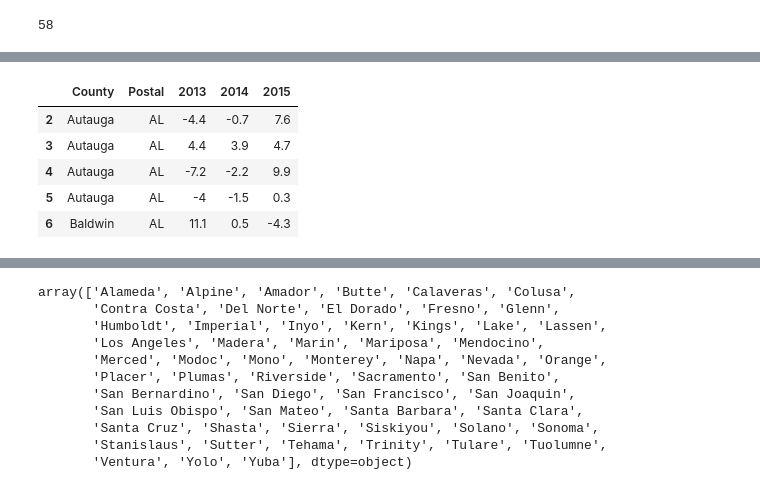
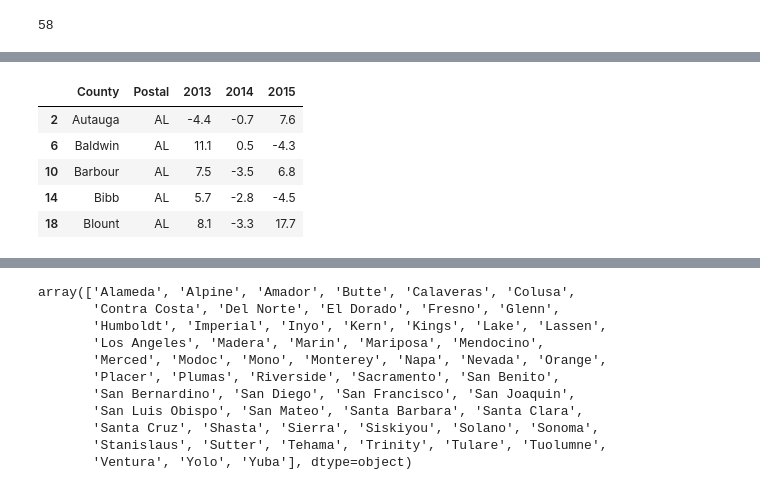
Before and after one commit to ce-r/steps, a Jupyter notebook: capstone-PRACTICE-Andrea.ipynb, the cells around one changed output, grey strips where cells are left out. Cells and saved outputs as stored; diff of their text form; code cells hidden in the pictures.

```diff
--- a/capstone-PRACTICE-Andrea.ipynb
+++ b/capstone-PRACTICE-Andrea.ipynb
@@ -144,13 +144,14 @@ growth = grow.loc[2:,:]
 #growth1 = growth[growth['LineCode']==1.0]
 #growth1[growth1['County']=='Baldwin']
 # %%
-growth.drop(['FIPS','LineCode','IndustryName'],axis=1,inplace=True)
+growth_l = growth[growth['LineCode']==1.0]
+growth_l.drop(['FIPS','LineCode','IndustryName'],axis=1,inplace=True)
 # drop ,'Postal'
-growth.head()
+growth_l.head()
 # %% [output]
 |  | County | Postal | 2013 | 2014 | 2015 |
 | 2 | Autauga | AL | -4.4 | -0.7 | 7.6 |
-| 3 | Autauga | AL | 4.4 | 3.9 | 4.7 |
-| 4 | Autauga | AL | -7.2 | -2.2 | 9.9 |
-| 5 | Autauga | AL | -4 | -1.5 | 0.3 |
 | 6 | Baldwin | AL | 11.1 | 0.5 | -4.3 |
+| 10 | Barbour | AL | 7.5 | -3.5 | 6.8 |
+| 14 | Bibb | AL | 5.7 | -2.8 | -4.5 |
+| 18 | Blount | AL | 8.1 | -3.3 | 17.7 |
```
Also changed, not shown: parts of 20 cells of this notebook.
